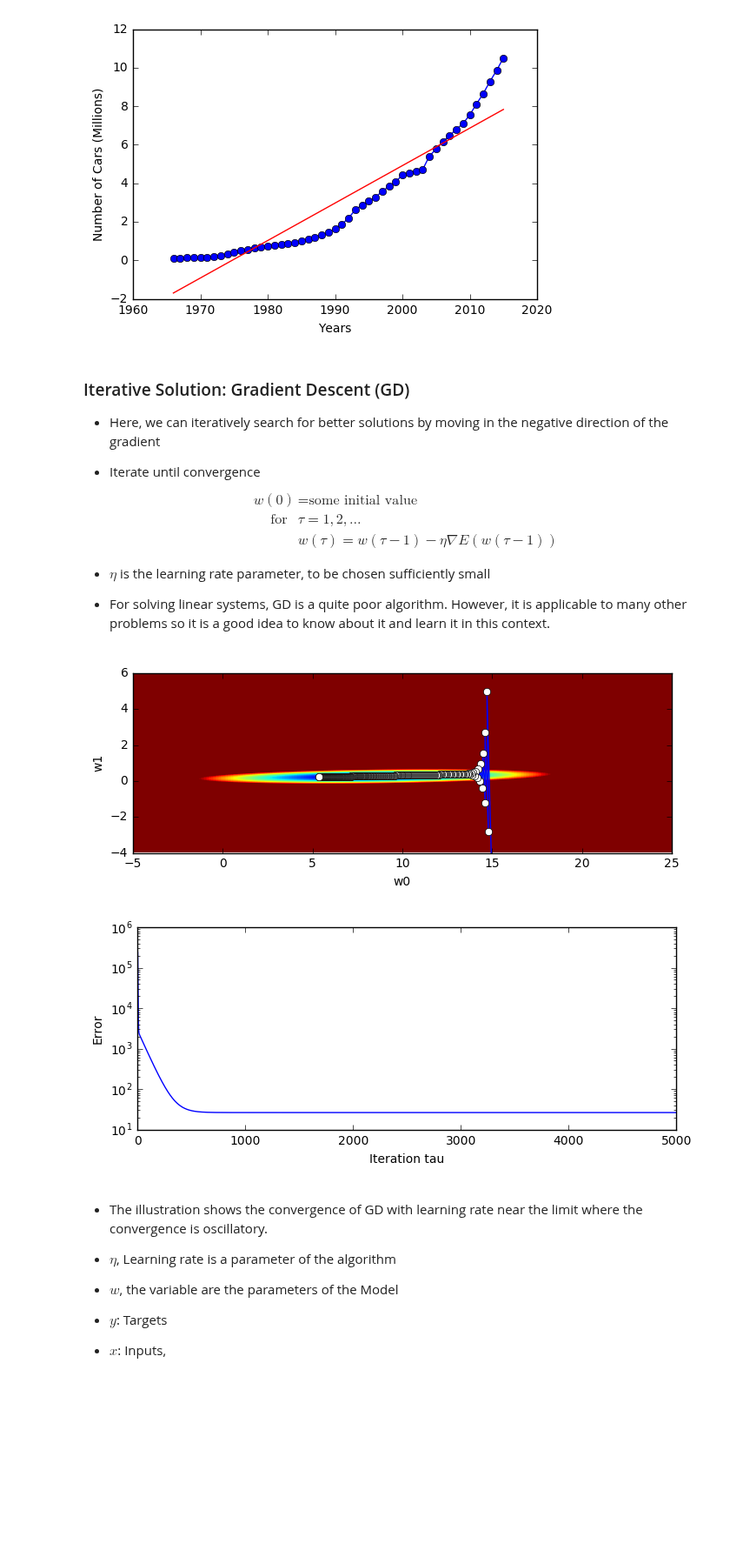
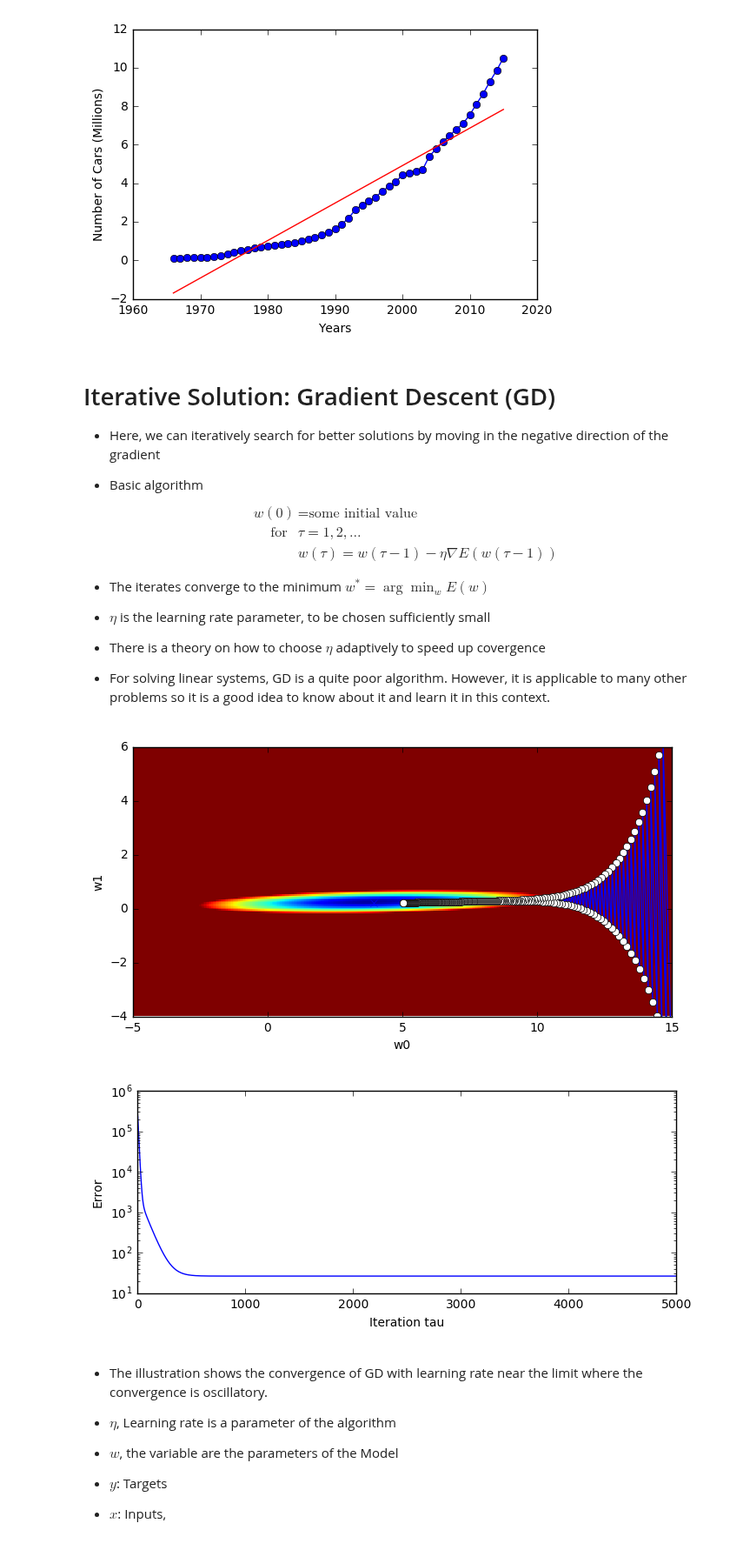
Before and after one commit to atcemgil/notes, a Jupyter notebook: Regression.ipynb, the cells around one changed output. Shown at 87% size. Cells and saved outputs as stored; diff of their text form; code cells hidden in the pictures; blank space fills up the shorter version.

```diff
--- a/Regression.ipynb
+++ b/Regression.ipynb
@@ -387,27 +388,26 @@ w1 =  [[ 0.194523]]
 Error: [[ 26.15676891]]
 [figure]
 # %% [markdown]
-### Iterative Solution: Gradient Descent (GD)
+# Iterative Solution: Gradient Descent (GD)
 
 * Here, we can iteratively search for better solutions by moving in the negative direction of the gradient
 
-* Iterate until convergence
+* Basic algorithm
 \begin{align}
 w(0) & = \text{some initial value} \\
 \text{for}\;\; & \tau = 1, 2,\dots \\
 & w(\tau) = w(\tau-1) - \eta \nabla E(w(\tau-1))
 \end{align}
 
+* The iterates converge to the minimum $w^* = \arg\min_{w} E(w)$
+
 * $\eta$ is the learning rate parameter, to be chosen sufficiently small
 
+* There is a theory on how to choose $\eta$ adaptively to speed up covergence
+
 * For solving linear systems, GD is a quite poor algorithm. However, it is applicable to many other problems so it is a good idea to know about it and learn it in this context.
 # %%
 # An implementation of Gradient Descent for solving linear a system
-
-left = -5
-right = 25
-bottom = -4
-top = 6
 
 # Setup the Design matrix
 N = len(x)
@@ -421,7 +421,7 @@ EPOCH = 5000
 
 # Learning rate: The following is the largest possible fixed rate for this problem
 #eta = 0.0001696
-eta = 0.0001496
+eta = 0.0001696
 
 Error = np.zeros((EPOCH))
 W = np.zeros((2,EPOCH))
@@ -432,34 +432,36 @@ for tau in range(EPOCH):
 
     # Store the intermediate results
     W[0,tau] = w[0]
     W[1,tau] = w[1]
     Error[tau] = (e.T*e)/2
 
     # Compute the gradient descent step
     g = -A.T*e
     w = w - eta*g
     #print(w.T)
 
 w_star = w
 plt.figure(figsize=(8,8))
 plt.imshow(ErrSurf, interpolation='nearest',
            vmin=0, vmax=1000,origin='lower',
            extent=(left,right,bottom,top))
 plt.xlabel('w0')
 plt.ylabel('w1')
 
 ln = plt.Line2D(W[0,:300:1], W[1,:300:1], marker='o',markerfacecolor='w')
+plt.gca().add_line(ln)
 
+ln = plt.Line2D(w_star[0], w_star[1], marker='x',markerfacecolor='w')
 plt.gca().add_line(ln)
 plt.show()
 
 plt.figure(figsize=(8,3))
 plt.semilogy(Error)
 plt.xlabel('Iteration tau')
 plt.ylabel('Error')
 plt.show()
 # %% [output]
-[figure, old version]
+[figure, new version]
 [figure]
 # %% [markdown]
 * The illustration shows the convergence of GD with learning rate near the limit where the convergence is oscillatory.
```
Also changed, not shown: parts of 7 cells of this notebook, 14 other files.
